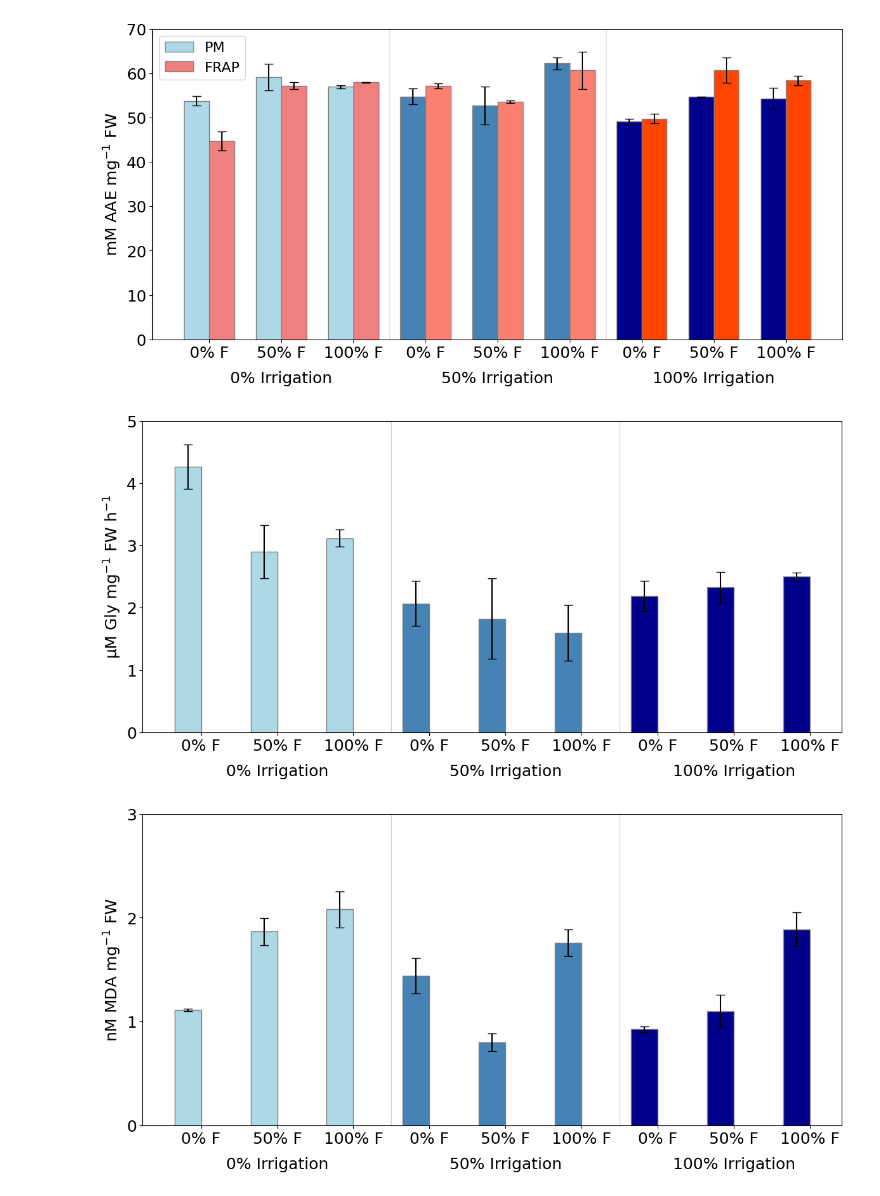
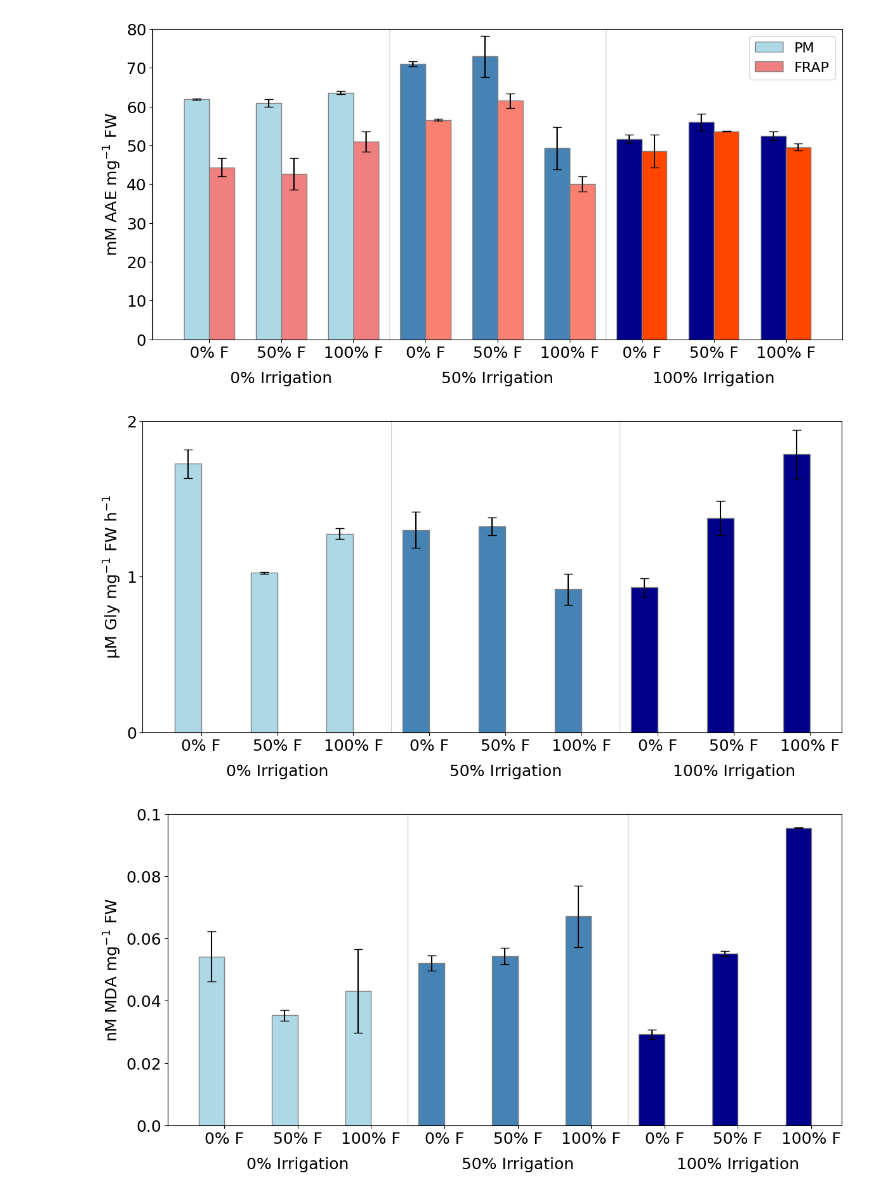
Before and after one commit to MKolaksazov/Data-Science, a Jupyter notebook: Colab code (graphs)/Medicago_stacked.ipynb, the cells around one changed output. Drawn from its saved outputs; the diff is of its cells as text; code cells hidden in the pictures.

```diff
--- a/Colab code (graphs)/Medicago_stacked.ipynb
+++ b/Colab code (graphs)/Medicago_stacked.ipynb
@@ -38,0 +57,2 @@ df
+# %%
+df_long = pd.melt(df, id_vars=['groups', 'method'], value_vars=['rep1', 'rep2'], var_name='replicate', value_name='value')
@@ -44,29 +106,8 @@ import numpy as np
 # Всяка тройка (PM, FRAP, PM_error, FRAP_error) отговаря на 0%, 50% и 100% Fertilization
 # за дадено ниво на Irrigation (0%, 50%, 100%).
 
-# 0% Irrigation
-data_0_irrigation_pm = [53, 58, 57]
-data_0_irrigation_frap = [47, 57, 58]
-errors_0_irrigation_pm = [2, 2, 1]  # Приблизителни грешки
-errors_0_irrigation_frap = [2, 1, 1] # Приблизителни грешки
-
-# 50% Irrigation
-data_50_irrigation_pm = [55, 54, 62]
-data_50_irrigation_frap = [57, 54, 60]
-errors_50_irrigation_pm = [1, 2, 1]
-errors_50_irrigation_frap = [1, 2, 1]
-
-# 100% Irrigation
-data_100_irrigation_pm = [49, 55, 55]
-data_100_irrigation_frap = [50, 60, 58]
-errors_100_irrigation_pm = [1, 1, 1]
-errors_100_irrigation_frap = [1, 1, 1]
-
-# Обединяване на данните
-pm_data = data_0_irrigation_pm + data_50_irrigation_pm + data_100_irrigation_pm
-frap_data = data_0_irrigation_frap + data_50_irrigation_frap + data_100_irrigation_frap
-pm_errors = errors_0_irrigation_pm + errors_50_irrigation_pm + errors_100_irrigation_pm
-frap_errors = errors_0_irrigation_frap + errors_50_irrigation_frap + errors_100_irrigation_frap
+# ! Присвояване на df_long = df
+df = df_long
 
 # Изчисляване на средноаритметично за всяка група
 pm_data = df.groupby('groups')['PM'].mean()
@@ -97,9 +138,9 @@ bar2 = ax.bar(index + bar_width/2, frap_data, bar_width, yerr=frap_errors, capsi
 
 # Добавяне на етикети и заглавие
 ax.set_ylabel('mM AAE mg$^{-1}$ FW', size=18) # В оригиналната графика няма етикет на Y оста
-ax.set_ylim(0, 70) # Задаване на лимити на Y оста
-ax.set_yticks(np.arange(0, 71, 10)) # Деления на Y оста
-ax.set_yticklabels(np.arange(0, 71, 10), size=18, rotation=0)
+ax.set_ylim(0, 80) # Задаване на лимити на Y оста
+ax.set_yticks(np.arange(0, 81, 10)) # Деления на Y оста
+ax.set_yticklabels(np.arange(0, 81, 10), size=18, rotation=0)
 
 # Етикети за X оста
 fertilization_labels = ['0% F', '50% F', '100% F'] * 3
@@ -120,7 +161,7 @@ ax.legend(prop={'size': 16})
 plt.tight_layout() # Оптимизира разположението на елементите
 plt.show()
 # %% [output]
-[figure, old version]
+[figure, new version]
 # %%
 # Изчисляване на средноаритметично за всяка група
 data = df.groupby('groups')['GOX'].mean()
@@ -144,8 +185,8 @@ bar1 = ax.bar(index - bar_width/2, data, bar_width, yerr=errors, capsize=5,
 
 # Добавяне на етикети и заглавие
 ax.set_ylabel('\u03BCM Gly mg$^{-1}$ FW h$^{-1}$', size=18) # В оригиналната графика няма етикет на Y оста
-ax.set_ylim(0, 5) # Задаване на лимити на Y оста
-yticks = np.arange(0, 6, 1)
+ax.set_ylim(0, 2) # Задаване на лимити на Y оста
+yticks = np.arange(0, 3, 1)
 ax.set_yticks(yticks) # Деления на Y оста
 ax.set_yticklabels(yticks, size=18, rotation=0)
 
@@ -166,7 +207,7 @@ ax.text(7, -.125, '100% Irrigation', size=18, ha='center', va='center', transfor
 plt.tight_layout() # Оптимизира разположението на елементите
 plt.show()
 # %% [output]
-[figure, old version]
+[figure, new version]
 # %%
 # Изчисляване на средноаритметично за всяка група
 data = df.groupby('groups')['MDA'].mean()
@@ -184,36 +225,36 @@ index = np.arange(n_groups)
 fig, ax = plt.subplots(figsize=(12, 6)) # Увеличаване на размера за по-добра четимост
 
 # Създаване на колонна графика за PM
 bar1 = ax.bar(index - bar_width/2, data, bar_width, yerr=errors, capsize=5,
               label='PM', color=['lightblue']*3 + ['steelblue']*3 + ['darkblue']*3,
               edgecolor='grey')
 
 # Добавяне на етикети и заглавие
 ax.set_ylabel('nM MDA mg$^{-1}$ FW', size=18) # В оригиналната графика няма етикет на Y оста
-ax.set_ylim(0, 3) # Задаване на лимити на Y оста
-yticks = np.arange(0, 4, 1)
+ax.set_ylim(0, .1) # Задаване на лимити на Y оста
+yticks = np.arange(0, .11, .02)
 ax.set_yticks(yticks) # Деления на Y оста
 ax.set_yticklabels(yticks, size=18, rotation=0)
 
 # Етикети за X оста
 fertilization_labels = ['0% F', '50% F', '100% F'] * 3
 ax.set_xticks(index)
 ax.set_xticklabels(fertilization_labels, size=18, rotation=0, ha='center')
 
 # Добавяне на вертикални линии, които да разделят групите по Irrigation
 for i in range(0, 2):
     ax.axvline(x=2.5 + i*3, color='lightgray', linestyle='-', linewidth=1)
 
 # Добавяне на текстови етикети за Irrigation
 kwargs = {'size': 18, 'ha': 'center', 'va': 'center', 'transform': ax.get_xaxis_transform()}
 ax.text(1, -.125, '0% Irrigation', **kwargs)
 ax.text(4, -.125, '50% Irrigation', **kwargs)
 ax.text(7, -.125, '100% Irrigation', **kwargs)
 
 plt.tight_layout() # Оптимизира разположението на елементите
 plt.show()
 # %% [output]
-[figure, old version]
+[figure, new version]
 # %%
 # Изчисляване на средноаритметично за всяка група
 data = df.groupby('groups')['TPC'].mean()
```
Also changed, not shown: parts of 8 cells of this notebook.
